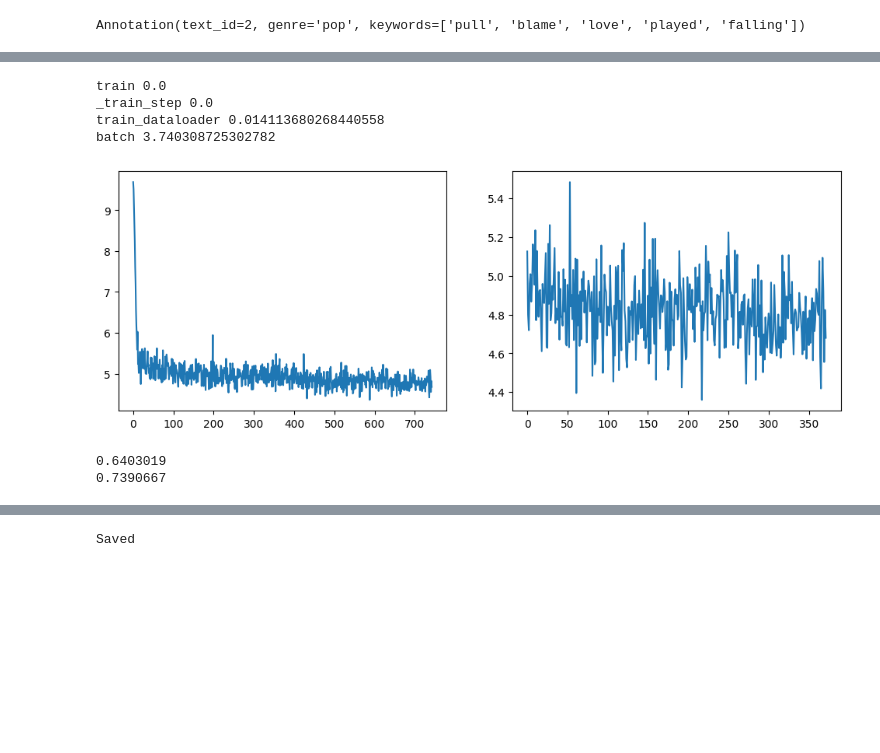
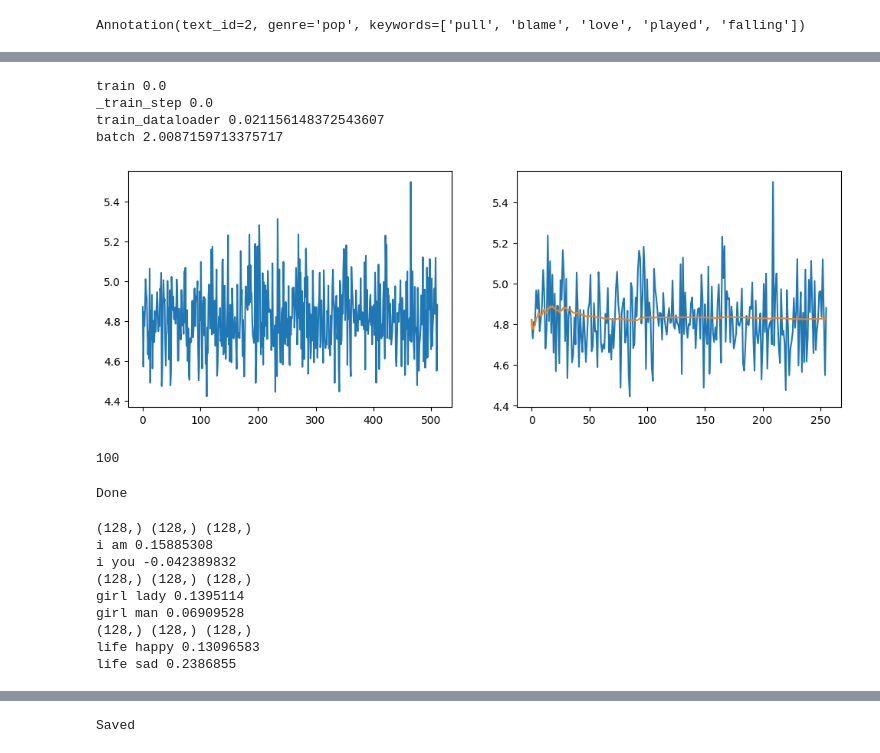
Before and after one commit to Minecraftian14/dl-gen-lyrics, a Jupyter notebook: sandbox/a_night_so_dark_that_it_steals_away_the_shine.ipynb, the cells around one changed output, grey strips where cells are left out. Drawn from its saved outputs; the diff is of its cells as text; code cells hidden in the pictures; blank space fills up the shorter version.

```diff
--- a/sandbox/a_night_so_dark_that_it_steals_away_the_shine.ipynb
+++ b/sandbox/a_night_so_dark_that_it_steals_away_the_shine.ipynb
@@ -260,6 +268,6 @@ Vocab Size:  16000
 # %%
 try:
-    word2vec = midnight._prepare_embedder()
+    word2vec = midnight.embedder
     print(word2vec)
 except:
     traceback.print_exc()
@@ -273,11 +281,26 @@ try:
     train_word2vec = True
 
     if train_word2vec:
-        # word2vec.trainer.dataset_fraction = None
-        # word2vec.trainer.dataset_length = len(word2vec.trainer.train_dataloader)
+        # word2vec.dataloader = data.DataLoader(
+        #     word2vec.dataloader.dataset,
+        #     batch_size=20,
+        #     shuffle=True,
+        #     collate_fn=word2vec.collate_fn,
+        # )
+        # word2vec.trainer.train_dataloader = word2vec.dataloader
         word2vec.trainer.device = 'cuda'
         # for pg in word2vec.trainer.optimizer.param_groups:
-        #     pg['lr'] = 0.003
+        #     pg['lr'] = 0.0003
+        # word2vec.trainer.optimizer = optim.AdamW(
+        #     word2vec.parameters(),
+        #     lr=0.0003,
+        #     betas=(0.95, 0.9999)
+        # )
+        word2vec.trainer.optimizer = optim.SGD(
+            word2vec.parameters(),
+            lr=0.001,
+            momentum=0.99
+        )
 except:
     traceback.print_exc()
 # %%
@@ -285,6 +308,9 @@ try:
     if train_word2vec:
         word2vec.train_model()
     # CPU Time = 4.11 seconds average
+    # GPU Time = 1.00 seconds average
 except:
+    word2vec.trainer.optimizer.zero_grad()
+    torch.cuda.empty_cache()
     traceback.print_exc()
 # %% [output]
@@ -316,20 +356,37 @@ except:
 # %% [output]
 train 0.0
 _train_step 0.0
-train_dataloader 0.014113680268440558
-batch 3.740308725302782
+train_dataloader 0.021156148372543607
+batch 2.0087159713375717
 # %%
 try:
+    def running_average(nums):
+        nums = np.asarray(nums, dtype=float)
+        kernel = np.ones(len(nums))
+        cumsum = np.convolve(nums, kernel, mode='full')[:len(nums)]
+        counts = np.arange(1, len(nums) + 1)
+        return cumsum / counts
+
+
     if train_word2vec:
         loss = word2vec.trainer.loss
         fig, axs = plt.subplots(1, 2, figsize=(12, 4))
         axs[0].plot(loss['train.batch'])
         axs[1].plot(loss['train.batch'][int(0.5 * len(loss['train.batch'])):])
+        axs[1].plot(running_average(loss['train.batch'][int(0.5 * len(loss['train.batch'])):]))
         plt.show()
 except:
     traceback.print_exc()
 # %% [output]
-[figure, old version]
+[figure, new version]
+# %%
+try:
+    # loss['train.batch'] = loss['train.batch'][-100:]
+    print(len(loss['train.batch']))
+except:
+    traceback.print_exc()
+# %% [output]
+100
 # %%
 try:
     if train_word2vec:
@@ -340,5 +397,8 @@ try:
                 file = os.path.join('temp', f'{flight}.{file}')
                 if os.path.exists(file): os.remove(file)
             core.key_cached('cached', lambda: word2vec, group='Midnight._prepare_embedder')
+            print("Done")
 except:
     traceback.print_exc()
+# %% [output]
+Done
@@ -345,15 +410,28 @@ except:
 # %%
 try:
-    _embeds_a = midnight.embed_tokens("happy")
-    _embeds_b = midnight.embed_tokens("joy")
-    _embeds_c = midnight.embed_tokens("sad")
-    print((_embeds_a * _embeds_b).sum())
-    print((_embeds_a * _embeds_c).sum())
+    for _word_a, _word_b, _word_c in (
+        ("i", "am", "you"),
+        ("girl", "lady", "man"),
+        ("life", "happy", "sad"),
+    ):
+        _embeds_a = midnight.embed_tokens(_word_a).flatten()
+        _embeds_b = midnight.embed_tokens(_word_b).flatten()
+        _embeds_c = midnight.embed_tokens(_word_c).flatten()
+        print(_embeds_a.shape, _embeds_b.shape, _embeds_c.shape)
+        print(_word_a, _word_b, np.dot(_embeds_a, _embeds_b) / np.linalg.norm(_embeds_a) / np.linalg.norm(_embeds_b))
+        print(_word_a, _word_c, np.dot(_embeds_a, _embeds_c) / np.linalg.norm(_embeds_a) / np.linalg.norm(_embeds_c))
 except:
     traceback.print_exc()
 # %% [output]
-0.6403019
-0.7390667
+(128,) (128,) (128,)
+i am 0.15885308
+i you -0.042389832
+(128,) (128,) (128,)
+girl lady 0.1395114
+girl man 0.06909528
+(128,) (128,) (128,)
+life happy 0.13096583
+life sad 0.2386855
 # %%
 try:
     train_language_model = True
```
Also changed, not shown: parts of 16 cells of this notebook, 4 other files.
